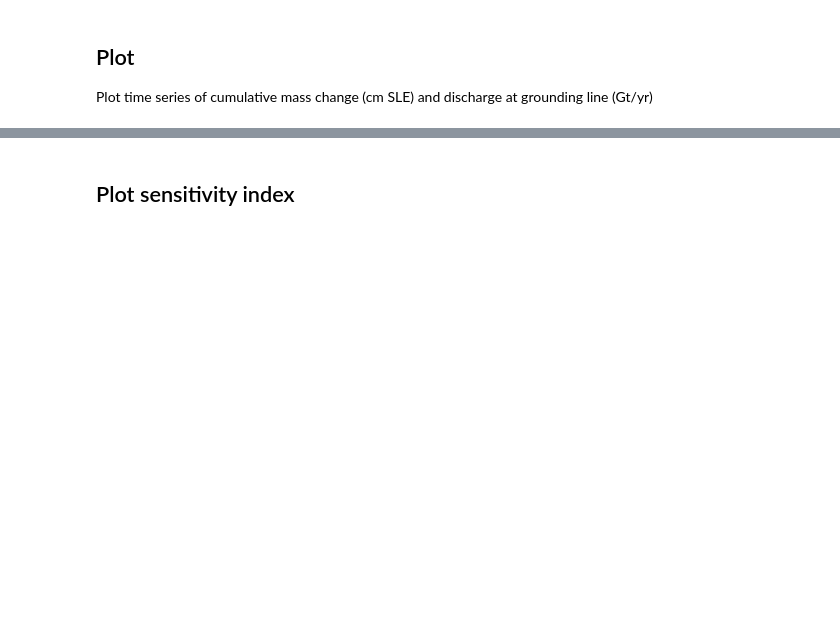
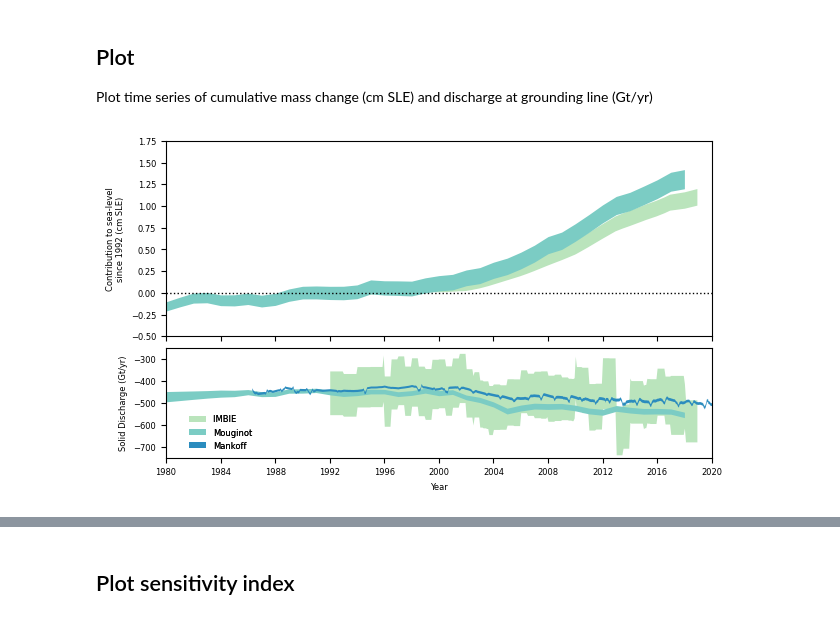
Before and after one commit to pism/pism-ragis, a Jupyter notebook: notebooks/analyze_ensembles.ipynb, the cells around one changed output, grey strips where cells are left out. Cells and saved outputs as stored; diff of their text form; code cells hidden in the pictures; blank space fills up the shorter version.

```diff
--- a/notebooks/analyze_ensembles.ipynb
+++ b/notebooks/analyze_ensembles.ipynb
@@ -50,14 +75,19 @@ sigma = 2
 # %% [markdown]
 ## Load Observations
 # %%
-# imbie = load_imbie(url="../imbie_dataset_greenland_dynamics-2020_02_28.xlsx")
+# imbie = load_imbie(url=Path("/Users/andy/Google Drive/My Drive/Projects/RAGIS/data/imbie_dataset_greenland_dynamics-2020_02_28.xlsx"))
 imbie = load_imbie()
 # Glacier and Ice cap bias 30 Gt/yr, add it back
-# imbie[mass_varname] -= 30 * gt2cmsle
-#imbie[smb_varname] += 30
+imbie[mass_varname] -= 30 * gt2cmsle
+imbie[smb_varname] += 30
 
-mou = load_mouginot(url="/Users/andy/Google Drive/My Drive/Projects/RAGIS/data/pnas.1904242116.sd02.xlsx")
+mou = load_mouginot(url=Path("/Users/andy/Google Drive/My Drive/Projects/RAGIS/data/pnas.1904242116.sd02.xlsx"), norm_year=1980)
 mou_gis = mou[mou["Basin"] == "GIS"]
+
+mou_1992 = load_mouginot(url=Path("/Users/andy/Google Drive/My Drive/Projects/RAGIS/data/pnas.1904242116.sd02.xlsx"), norm_year=1992)
+mou_gis_1992 = mou_1992[mou_1992["Basin"] == "GIS"]
+
+man = load_mankoff()
 # %% [markdown]
 ## Make a list of all experiments
 # %%
@@ -227,3 +232,61 @@ dtype: float64
 ## Plot
 
 Plot time series of cumulative mass change (cm SLE) and discharge at grounding line (Gt/yr)
+# %%
+sigma = 1
+sigma_mass = 1
+sigma_discharge = 1
+
+imbie_color = "#bae4bc"
+mou_color = "#7bccc4"
+man_color = "#2b8cbe"
+
+plt.rc('font', size=6)
+plt.style.use("tableau-colorblind10")
+
+fig, axs = plt.subplots(nrows=2, ncols=1, sharex="col", figsize=(6.2, 3.6), height_ratios=[16, 9])
+fig.subplots_adjust(wspace=0, hspace=0.075, bottom=0.1, top=0.98, left=0.1, right=0.98)
+
+for obs, o, obs_color, obs_loc, obs_alpha  in zip([imbie, mou_gis_1992, man], ["IMBIE ", "Mouginot", "Mankoff"],
+                                       [imbie_color, mou_color, man_color], [(0.5, 0.0), (0.3, 0.0), (0.1, 0.0)],
+                                                  [1, 1, 1]):
+
+    if mass_varname in obs:
+        obs_ci = axs[0].fill_between(obs["Date"],
+                        (obs[mass_varname] + sigma_mass * obs[mass_uncertainty_varname]),
+                        (obs[mass_varname] - sigma_mass * obs[mass_uncertainty_varname]),
+                        ls="solid", color=obs_color, lw=0, alpha=obs_alpha, label=f"{sigma}-$\sigma$")
+    axs[1].fill_between(obs["Date"],
+                    (obs[discharge_varname] + sigma_discharge * obs[discharge_uncertainty_varname]),
+                    (obs[discharge_varname] - sigma_discharge * obs[discharge_uncertainty_varname]),
+                    ls="solid", color=obs_color, lw=0, alpha=obs_alpha, label=o)
+
+legend_obs = axs[1].legend(loc="lower center", bbox_to_anchor=obs_loc)
+legend_obs.get_frame().set_linewidth(0.0)
+legend_obs.get_frame().set_alpha(0.0)
+axs[1].add_artist(legend_obs)
+
+
+
+
+
+
+fig.set_facecolor(bg_color)
+for ax in axs:
+    ax.set_facecolor(bg_color)
+fig.set_facecolor(bg_color)
+
+axs[0].axhline(0, color="k", ls="dotted", lw=1.0)
+axs[0].set_xlabel("")
+axs[0].set_ylabel("Contribution to sea-level\nsince 1992 (cm SLE)")
+axs[-1].set_xlabel("Year")
+axs[1].set_ylabel("Solid Discharge (Gt/yr)")
+axs[0].set_xlim(pd.to_datetime("1980-1-1"), pd.to_datetime("2020-1-1"))
+axs[0].set_ylim(-0.5, 1.75)
+axs[1].set_ylim(-750, -250)
+
+# fig.tight_layout()
+fig.savefig(fig_dir / "obs_1980-2020.pdf")
+fig.savefig(fig_dir / "obs_1980-2020.png", dpi=600)
+# %% [output]
+[figure, added]
```
Also changed, not shown: parts of 72 cells of this notebook, 2 other files.
